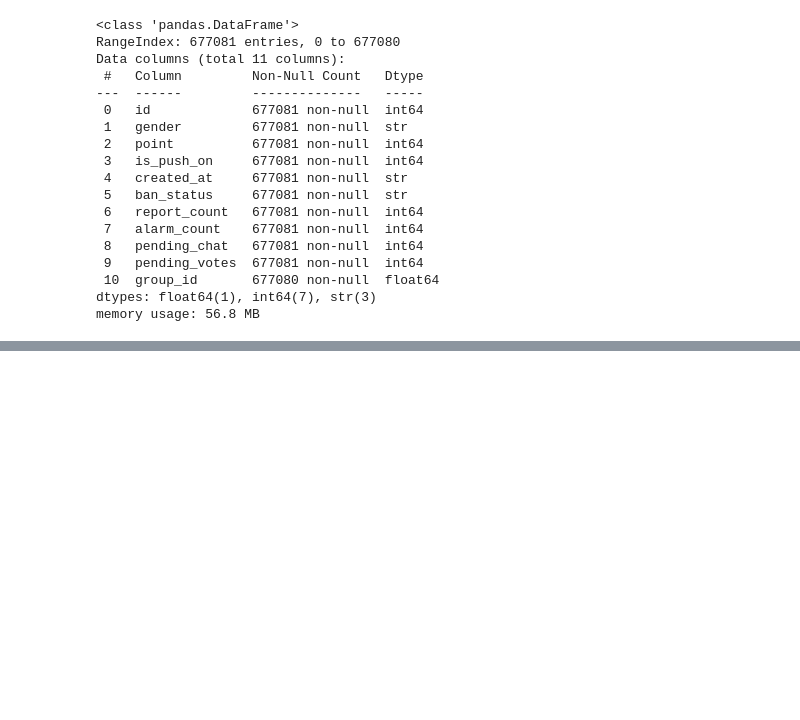
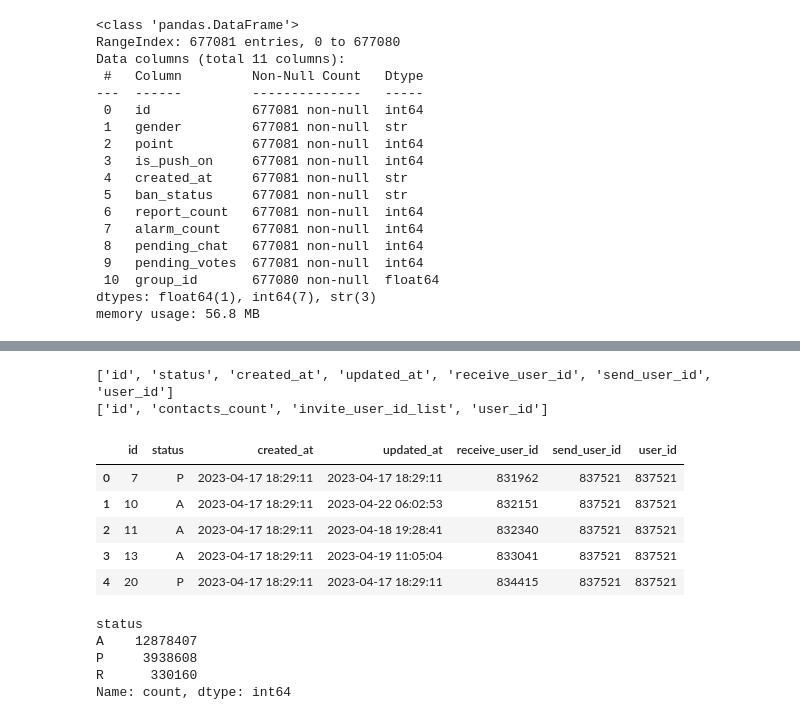
Before and after one commit to DA15-Lab/team4-final-project, a Jupyter notebook: notebooks/eda/eda-jsun.ipynb, the cells around one changed output, grey strips where cells are left out. Drawn from its saved outputs; the diff is of its cells as text; code cells hidden in the pictures; blank space fills up the shorter version.

```diff
--- a/notebooks/eda/eda-jsun.ipynb
+++ b/notebooks/eda/eda-jsun.ipynb
@@ -40,0 +135,8 @@ memory usage: 56.8 MB
+# %%
+friend_df = pd.read_csv(
+    PROJECT_ROOT / "data" / "interim" / "accounts_friendrequest_preprocessed.csv"
+)
+
+contacts_df = pd.read_csv(
+    PROJECT_ROOT / "data" / "interim" / "accounts_user_contacts_preprocessed.csv"
+)
@@ -40,0 +169,23 @@ memory usage: 56.8 MB
+# %%
+print(friend_df.columns.tolist())
+print(contacts_df.columns.tolist())
+# %% [output]
+['id', 'status', 'created_at', 'updated_at', 'receive_user_id', 'send_user_id', 'user_id']
+['id', 'contacts_count', 'invite_user_id_list', 'user_id']
+# %%
+friend_df.head()
+# %% [output]
+|  | id | status | created_at | updated_at | receive_user_id | send_user_id | user_id |
+| 0 | 7 | P | 2023-04-17 18:29:11 | 2023-04-17 18:29:11 | 831962 | 837521 | 837521 |
+| 1 | 10 | A | 2023-04-17 18:29:11 | 2023-04-22 06:02:53 | 832151 | 837521 | 837521 |
+| 2 | 11 | A | 2023-04-17 18:29:11 | 2023-04-18 19:28:41 | 832340 | 837521 | 837521 |
+| 3 | 13 | A | 2023-04-17 18:29:11 | 2023-04-19 11:05:04 | 833041 | 837521 | 837521 |
+| 4 | 20 | P | 2023-04-17 18:29:11 | 2023-04-17 18:29:11 | 834415 | 837521 | 837521 |
+# %%
+friend_df["status"].value_counts(dropna=False)
+# %% [output]
+status
+A    12878407
+P     3938608
+R      330160
+Name: count, dtype: int64
```
Also changed, not shown: parts of 45 cells of this notebook.
